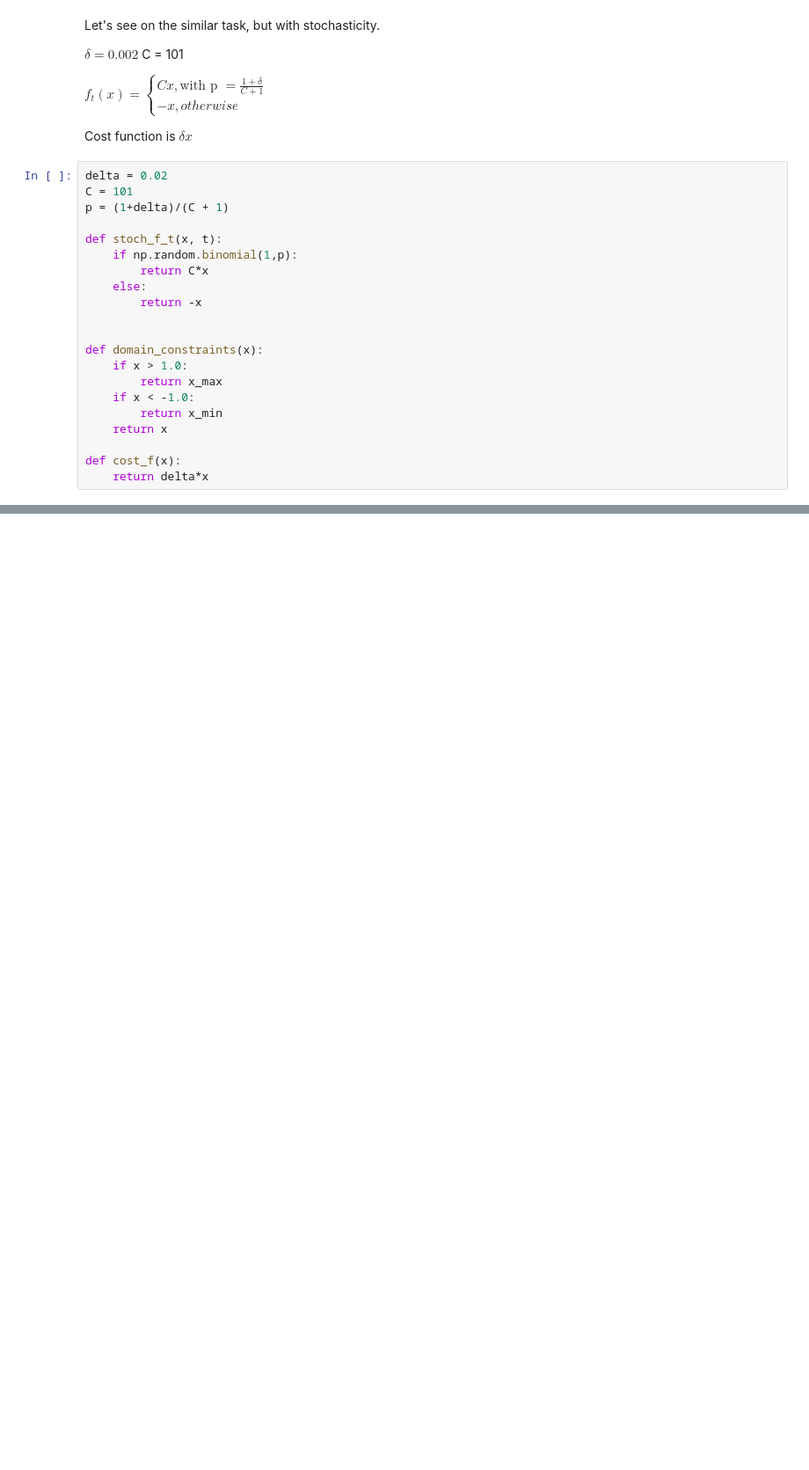
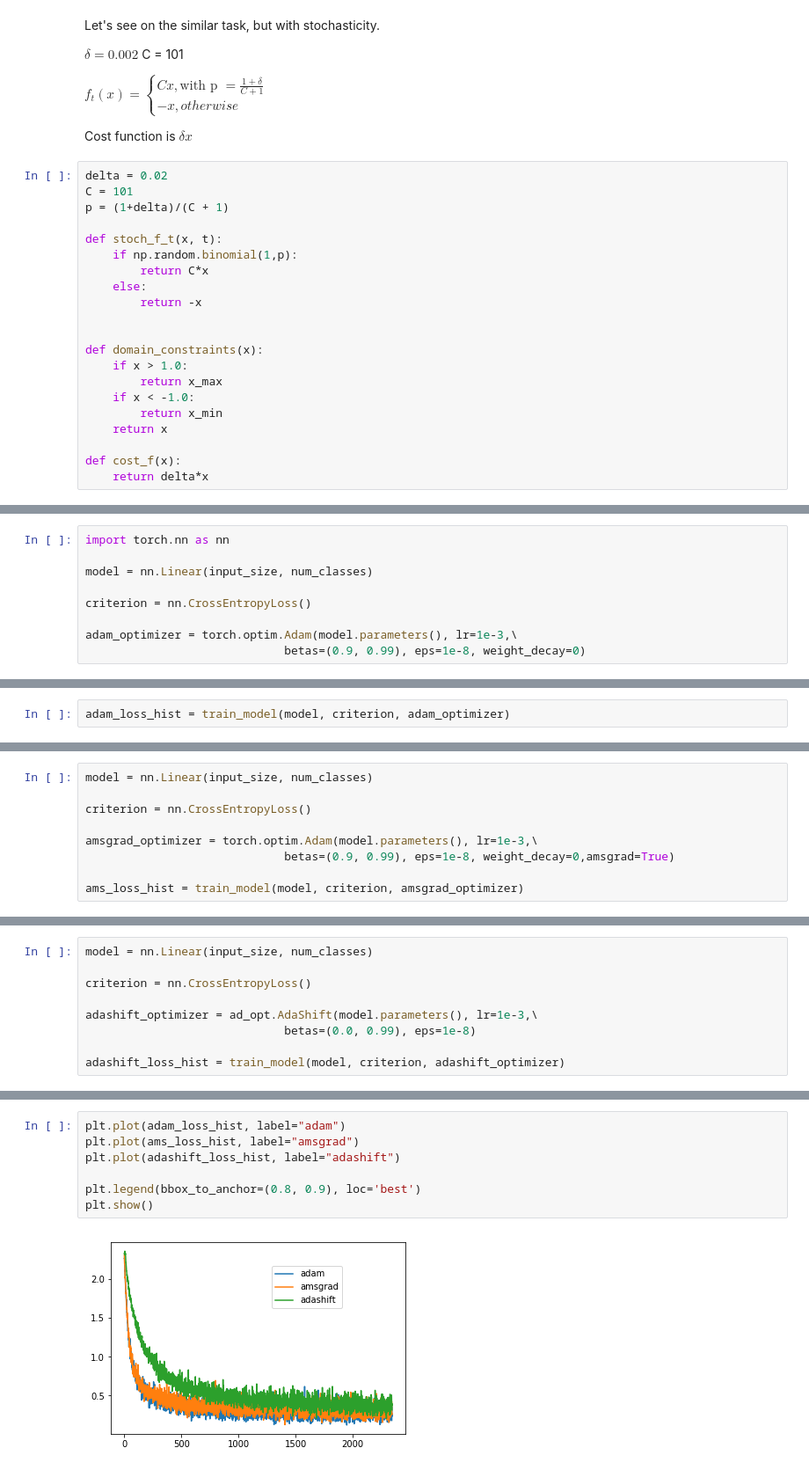
Before and after one commit to mknbv/adashift, a Jupyter notebook: Adam_problem.ipynb, the cells around one changed output, grey strips where cells are left out. Shown at 88% size. Drawn from its saved outputs; the diff is of its cells as text; blank space fills up the shorter version.

```diff
--- a/Adam_problem.ipynb
+++ b/Adam_problem.ipynb
@@ -289,0 +356,9 @@ plt.show()
+# %%
+import torch.nn as nn
+
+model = nn.Linear(input_size, num_classes)
+
+criterion = nn.CrossEntropyLoss()
+
+adam_optimizer = torch.optim.Adam(model.parameters(), lr=1e-3,\
+                             betas=(0.9, 0.99), eps=1e-8, weight_decay=0)
@@ -289,0 +386,2 @@ plt.show()
+# %%
+adam_loss_hist = train_model(model, criterion, adam_optimizer)
@@ -289,0 +406,9 @@ plt.show()
+# %%
+model = nn.Linear(input_size, num_classes)
+
+criterion = nn.CrossEntropyLoss()
+
+amsgrad_optimizer = torch.optim.Adam(model.parameters(), lr=1e-3,\
+                             betas=(0.9, 0.99), eps=1e-8, weight_decay=0,amsgrad=True)
+
+ams_loss_hist = train_model(model, criterion, amsgrad_optimizer)
@@ -289,0 +433,9 @@ plt.show()
+# %%
+model = nn.Linear(input_size, num_classes)
+
+criterion = nn.CrossEntropyLoss()
+
+adashift_optimizer = ad_opt.AdaShift(model.parameters(), lr=1e-3,\
+                             betas=(0.0, 0.99), eps=1e-8)
+
+adashift_loss_hist = train_model(model, criterion, adashift_optimizer)
@@ -289,0 +460,9 @@ plt.show()
+# %%
+plt.plot(adam_loss_hist, label="adam")
+plt.plot(ams_loss_hist, label="amsgrad")
+plt.plot(adashift_loss_hist, label="adashift")
+
+plt.legend(bbox_to_anchor=(0.8, 0.9), loc='best')
+plt.show()
+# %% [output]
+[figure, added]
```
Also changed, not shown: parts of 12 cells of this notebook.
